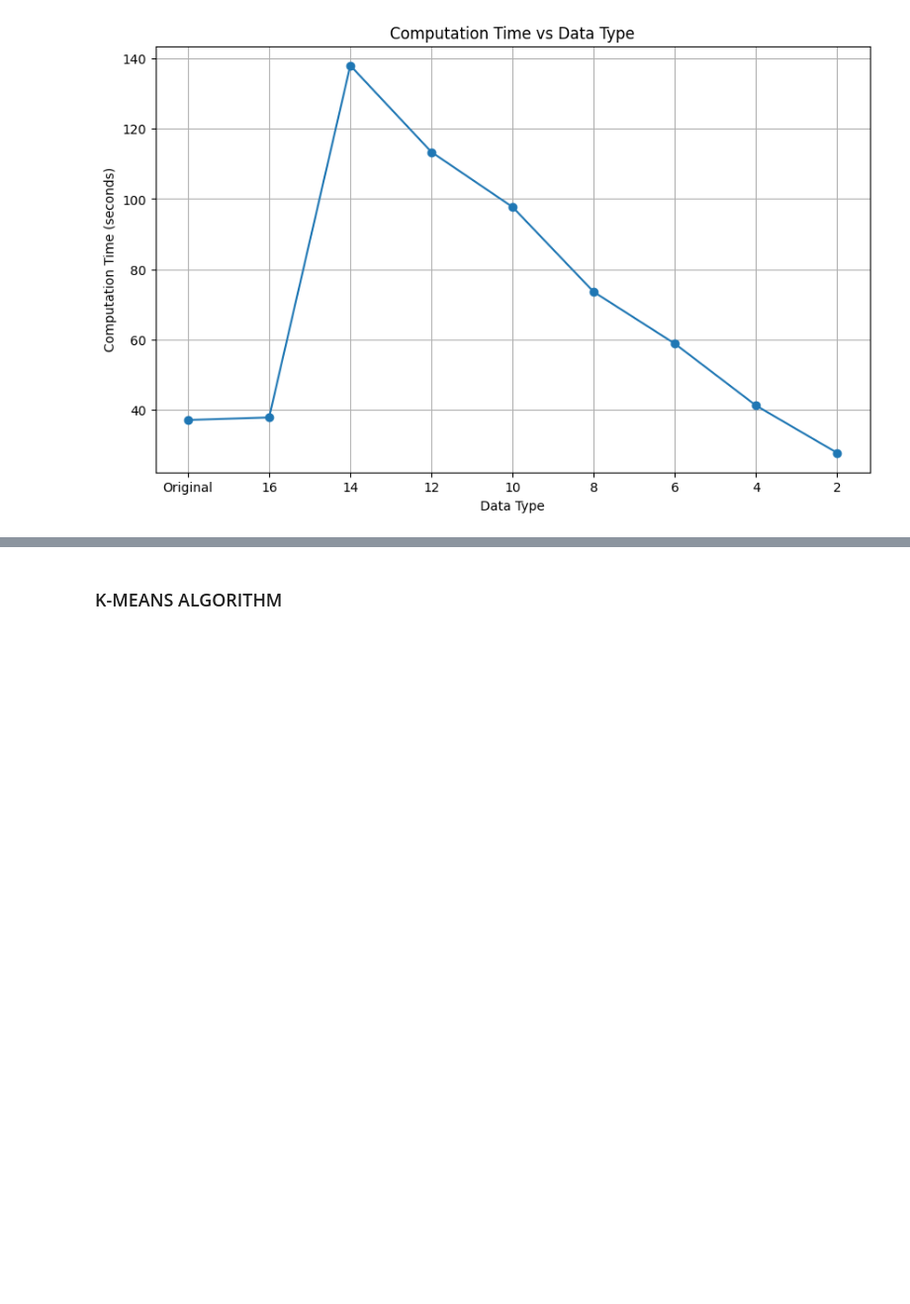
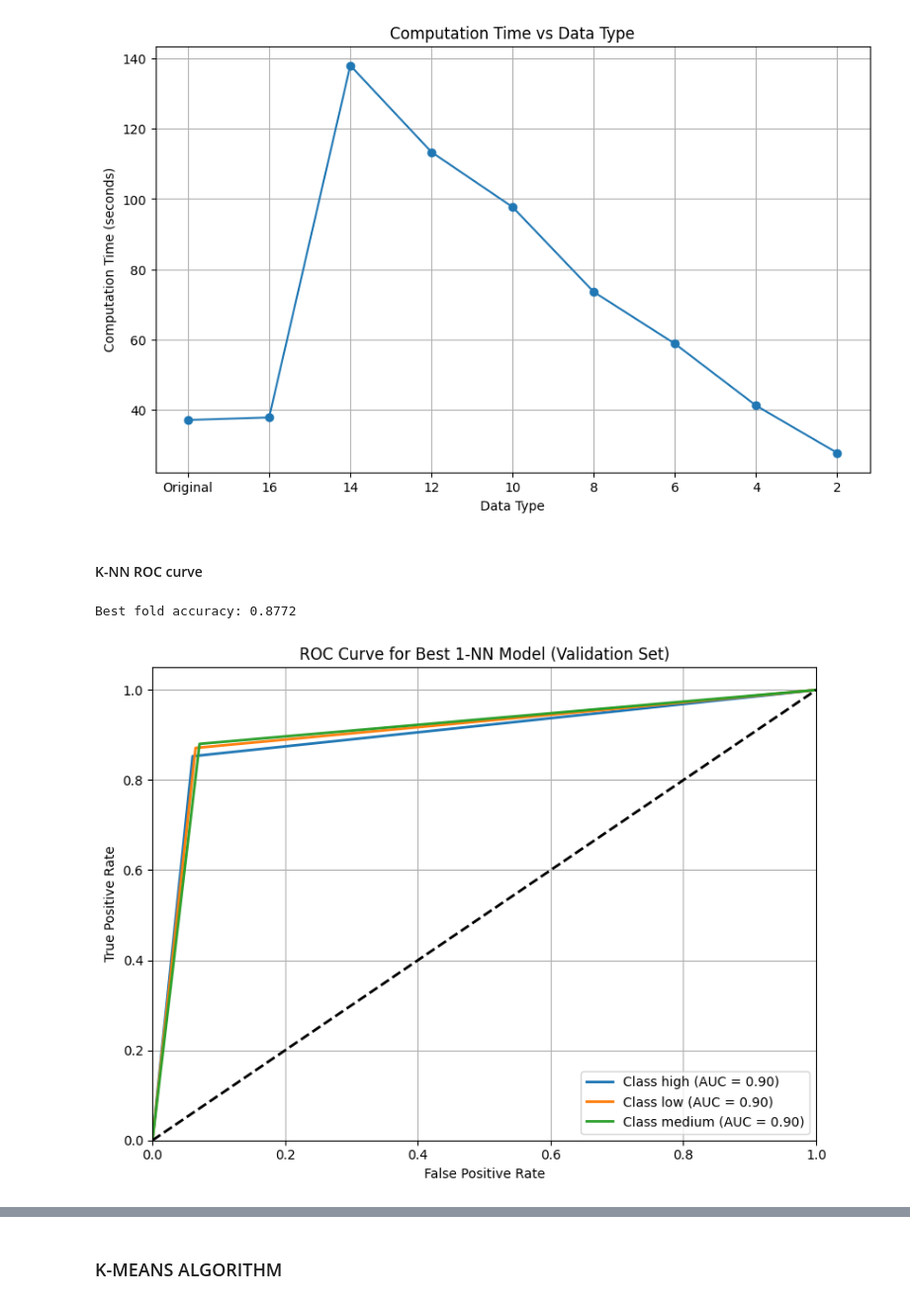
Before and after one commit to mrterminal-git/comp7703-project, a Jupyter notebook: project.ipynb, the cells around one changed output, grey strips where cells are left out. Shown at 99% size. Drawn from its saved outputs; the diff is of its cells as text; code cells hidden in the pictures; blank space fills up the shorter version.

```diff
--- a/project.ipynb
+++ b/project.ipynb
@@ -659,3 +723,72 @@ plt.grid(True)
 plt.show()
 # %% [output]
 [figure]
+# %% [markdown]
+#### K-NN ROC curve
+# %%
+from sklearn.model_selection import StratifiedKFold
+from imblearn.pipeline import Pipeline
+from imblearn.over_sampling import SMOTE
+from sklearn.neighbors import KNeighborsClassifier
+from sklearn.metrics import roc_curve, auc
+from sklearn.preprocessing import LabelBinarizer
+import numpy as np
+import matplotlib.pyplot as plt
+
+# Prepare data for cross-validation (already in your code)
+X_kfold = np.vstack((X_train, X_test))
+y_fold = np.hstack((y_train, y_test))
+X_kfold_scaled = scaler.fit_transform(X_kfold)
+cv = StratifiedKFold(n_splits=10, shuffle=True, random_state=42)
+
+# Store models and scores for k=1
+models = []
+scores = []
+
+for train_idx, test_idx in cv.split(X_kfold_scaled, y_fold):
+    X_tr, X_te = X_kfold_scaled[train_idx], X_kfold_scaled[test_idx]
+    y_tr, y_te = y_fold[train_idx], y_fold[test_idx]
+    # Pipeline with SMOTE and 1-NN
+    pipeline = Pipeline([
+        ('smote', SMOTE(random_state=42)),
+        ('knn', KNeighborsClassifier(n_neighbors=1))
+    ])
+    pipeline.fit(X_tr, y_tr)
+    acc = pipeline.score(X_te, y_te)
+    models.append(pipeline)
+    scores.append(acc)
+
+# Find the best model (highest accuracy on its fold)
+best_idx = np.argmax(scores)
+best_model = models[best_idx]
+print(f"Best fold accuracy: {scores[best_idx]:.4f}")
+
+# Use the best model to predict probabilities on the validation set
+y_val_proba = best_model.predict_proba(X_val_scaled)
+
+# Binarize y_val for multiclass ROC
+lb = LabelBinarizer()
+y_val_binarized = lb.fit_transform(y_val)
+if y_val_binarized.shape[1] == 1:
+    y_val_binarized = np.hstack([1 - y_val_binarized, y_val_binarized])
+
+# Plot ROC curve for each class
+plt.figure(figsize=(8, 6))
+for i in range(y_val_binarized.shape[1]):
+    fpr, tpr, _ = roc_curve(y_val_binarized[:, i], y_val_proba[:, i])
+    roc_auc = auc(fpr, tpr)
+    plt.plot(fpr, tpr, lw=2, label=f'Class {lb.classes_[i]} (AUC = {roc_auc:.2f})')
+
+plt.plot([0, 1], [0, 1], 'k--', lw=2)
+plt.xlim([0.0, 1.0])
+plt.ylim([0.0, 1.05])
+plt.xlabel('False Positive Rate')
+plt.ylabel('True Positive Rate')
+plt.title('ROC Curve for Best 1-NN Model (Validation Set)')
+plt.legend(loc="lower right")
+plt.grid(True)
+plt.tight_layout()
+plt.show()
+# %% [output]
+Best fold accuracy: 0.8772
+[figure, added]
```
Also changed, not shown: parts of 8 cells of this notebook, 12 other files.
